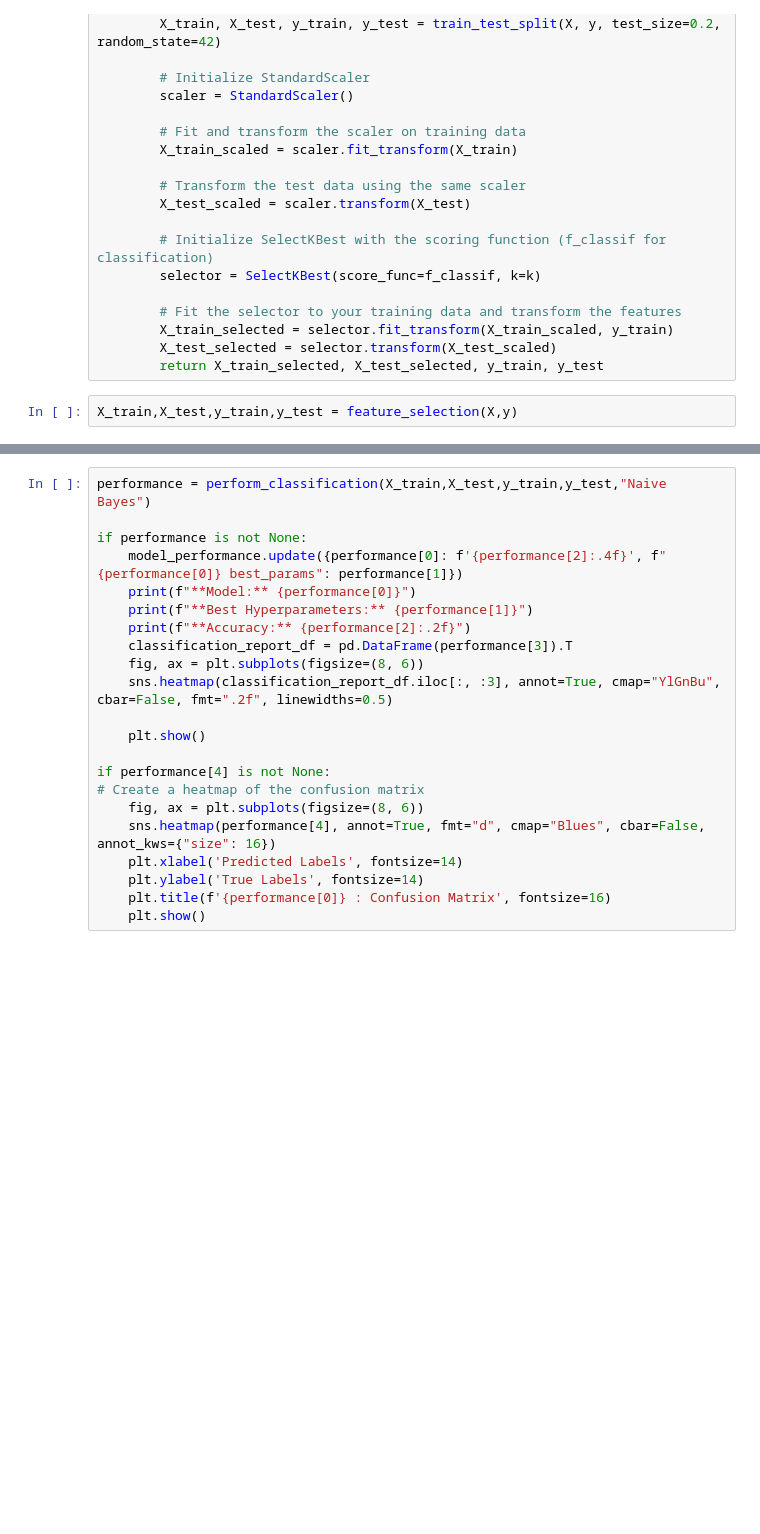
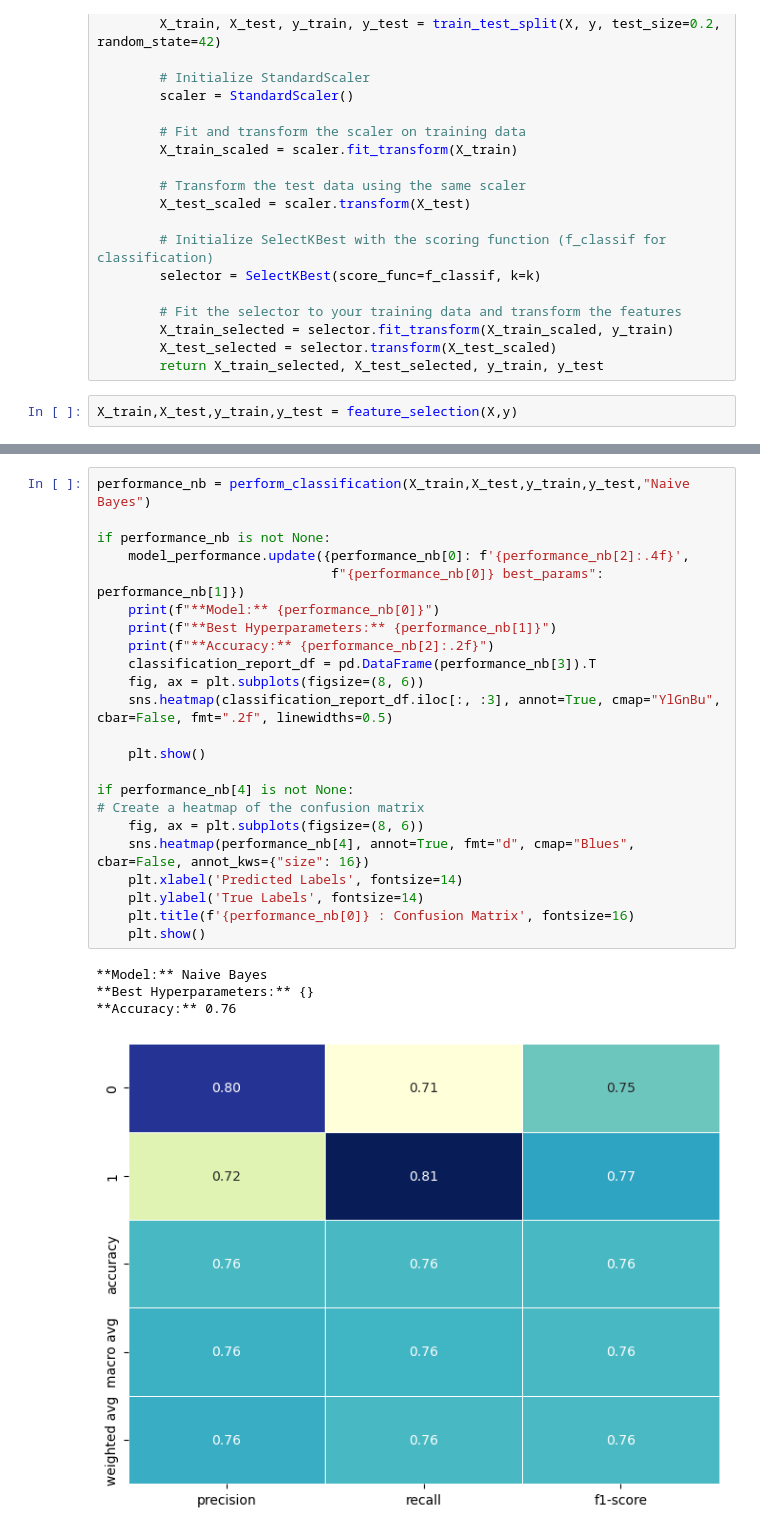
Before and after one commit to subhanshusingh2023/data_science_projects, a Jupyter notebook: Customer Churn Analysis.ipynb, the cells around one changed output, grey strips where cells are left out. Drawn from its saved outputs; the diff is of its cells as text; blank space fills up the shorter version.

```diff
--- a/Customer Churn Analysis.ipynb
+++ b/Customer Churn Analysis.ipynb
@@ -186,22 +312,28 @@ if performance[4] is not None:
 # %%
-performance = perform_classification(X_train,X_test,y_train,y_test,"Naive Bayes")
+performance_nb = perform_classification(X_train,X_test,y_train,y_test,"Naive Bayes")
 
-if performance is not None:
-    model_performance.update({performance[0]: f'{performance[2]:.4f}', f"{performance[0]} best_params": performance[1]})
-    print(f"**Model:** {performance[0]}")
-    print(f"**Best Hyperparameters:** {performance[1]}")
-    print(f"**Accuracy:** {performance[2]:.2f}")
-    classification_report_df = pd.DataFrame(performance[3]).T
+if performance_nb is not None:
+    model_performance.update({performance_nb[0]: f'{performance_nb[2]:.4f}',
+                              f"{performance_nb[0]} best_params": performance_nb[1]})
+    print(f"**Model:** {performance_nb[0]}")
+    print(f"**Best Hyperparameters:** {performance_nb[1]}")
+    print(f"**Accuracy:** {performance_nb[2]:.2f}")
+    classification_report_df = pd.DataFrame(performance_nb[3]).T
     fig, ax = plt.subplots(figsize=(8, 6))
     sns.heatmap(classification_report_df.iloc[:, :3], annot=True, cmap="YlGnBu", cbar=False, fmt=".2f", linewidths=0.5)
 
     plt.show()
 
-if performance[4] is not None:
+if performance_nb[4] is not None:
 # Create a heatmap of the confusion matrix
     fig, ax = plt.subplots(figsize=(8, 6))
-    sns.heatmap(performance[4], annot=True, fmt="d", cmap="Blues", cbar=False, annot_kws={"size": 16})
+    sns.heatmap(performance_nb[4], annot=True, fmt="d", cmap="Blues", cbar=False, annot_kws={"size": 16})
     plt.xlabel('Predicted Labels', fontsize=14)
     plt.ylabel('True Labels', fontsize=14)
-    plt.title(f'{performance[0]} : Confusion Matrix', fontsize=16)
+    plt.title(f'{performance_nb[0]} : Confusion Matrix', fontsize=16)
     plt.show()
+# %% [output]
+**Model:** Naive Bayes
+**Best Hyperparameters:** {}
+**Accuracy:** 0.76
+[figure, added]
```
Also changed, not shown: parts of 31 cells of this notebook, 2 other files.
